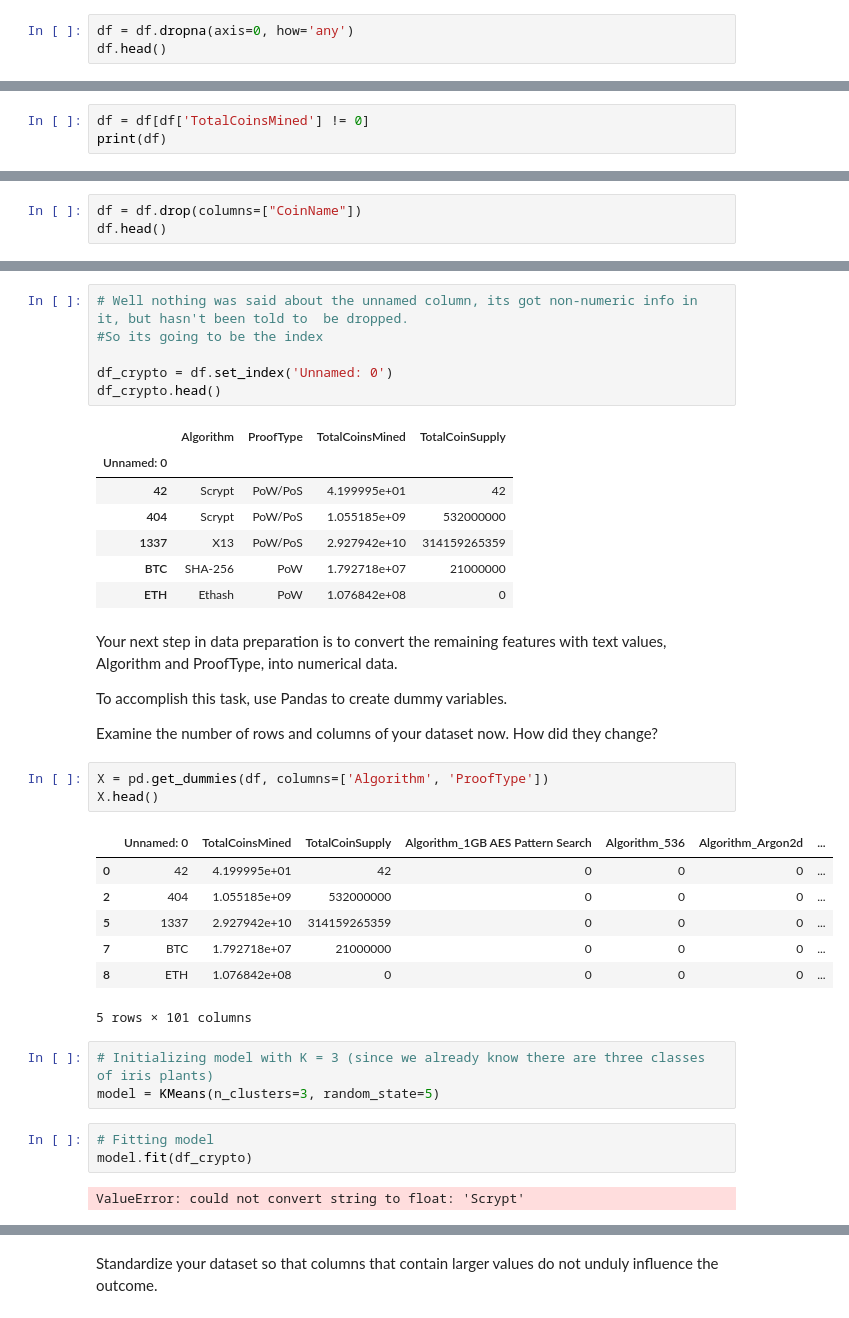
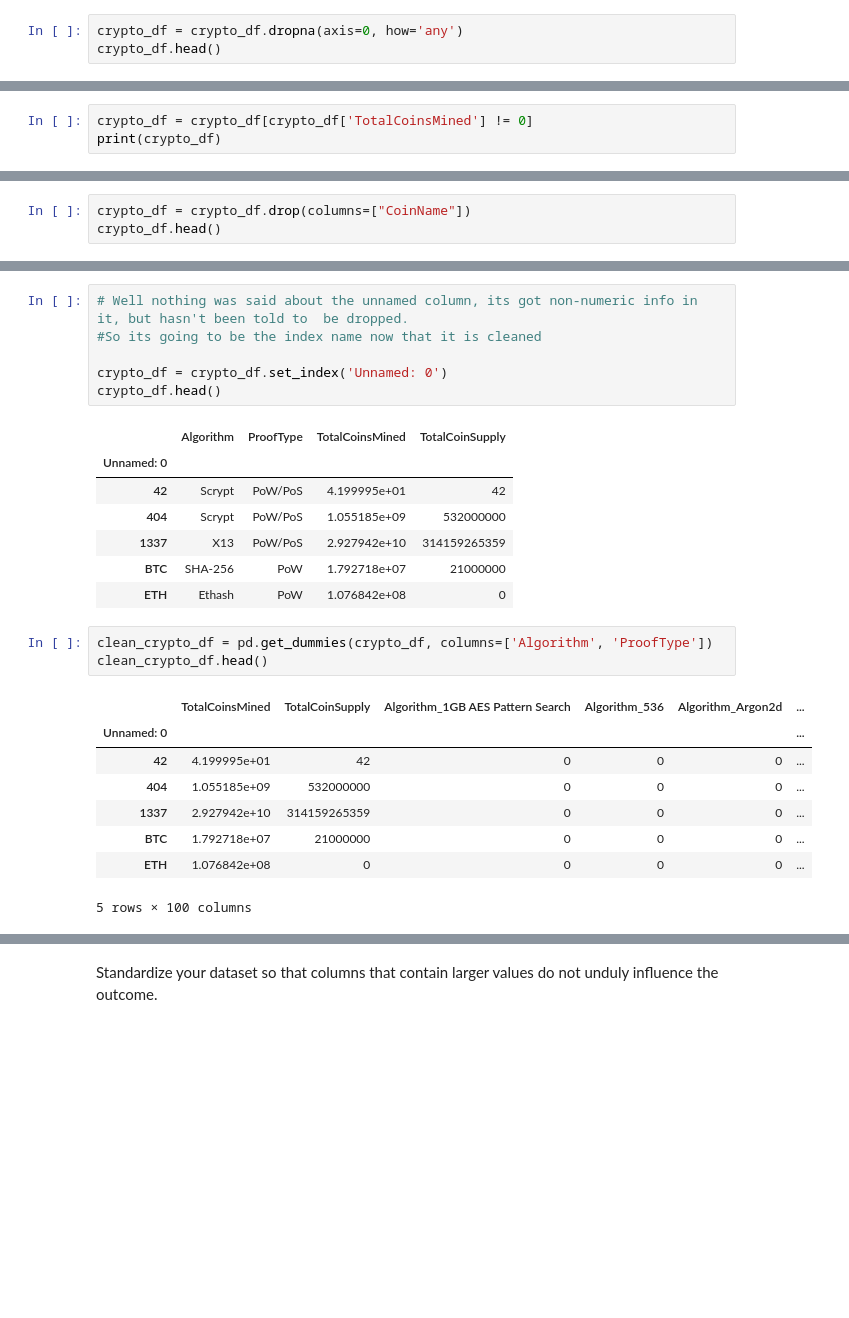
Before and after one commit to mdebone/cryptocurrency_clusters_challenge, a Jupyter notebook: cryptocurrency_clusters.wip.ipynb, the cells around one changed output, grey strips where cells are left out. Saved outputs shown, nothing was run; the diff lists cells and outputs as text; blank space fills up the shorter version.

```diff
--- a/cryptocurrency_clusters.wip.ipynb
+++ b/cryptocurrency_clusters.wip.ipynb
@@ -67,6 +67,6 @@ Column TotalCoinSupply has 0 null values.
 # %%
-df = df.dropna(axis=0, how='any')
-df.head()
+crypto_df = crypto_df.dropna(axis=0, how='any')
+crypto_df.head()
 # %% [output]
 |  | Unnamed: 0 | CoinName | Algorithm | ProofType | TotalCoinsMined | TotalCoinSupply |
 | 0 | 42 | 42 Coin | Scrypt | PoW/PoS | 4.199995e+01 | 42 |
@@ -89,8 +96,8 @@ Filter for cryptocurrencies that have been mined.
 
 That is, the total coins mined should be greater than zero.
 # %%
-df = df[df['TotalCoinsMined'] != 0]
-print(df)
+crypto_df = crypto_df[crypto_df['TotalCoinsMined'] != 0]
+print(crypto_df)
 # %% [output]
      Unnamed: 0     CoinName    Algorithm ProofType  TotalCoinsMined  \
 0            42      42 Coin       Scrypt   PoW/PoS     4.199995e+01
@@ -114,8 +121,8 @@ In order for your dataset to be comprehensible to a machine learning algorithm,
 
 Since the coin names do not contribute to the analysis of the data, delete the CoinName from the original dataframe.
 # %%
-df = df.drop(columns=["CoinName"])
-df.head()
+crypto_df = crypto_df.drop(columns=["CoinName"])
+crypto_df.head()
 # %% [output]
 |  | Unnamed: 0 | Algorithm | ProofType | TotalCoinsMined | TotalCoinSupply |
 | 0 | 42 | Scrypt | PoW/PoS | 4.199995e+01 | 42 |
@@ -125,10 +132,10 @@ df.head()
 | 8 | ETH | Ethash | PoW | 1.076842e+08 | 0 |
 # %%
 # Well nothing was said about the unnamed column, its got non-numeric info in it, but hasn't been told to  be dropped.
-#So its going to be the index
+#So its going to be the index name now that it is cleaned
 
-df_crypto = df.set_index('Unnamed: 0')
-df_crypto.head()
+crypto_df = crypto_df.set_index('Unnamed: 0')
+crypto_df.head()
 # %% [output]
 |  | Algorithm | ProofType | TotalCoinsMined | TotalCoinSupply |
 | Unnamed: 0 |  |  |  |  |
@@ -137,28 +144,15 @@ df_crypto.head()
 | 1337 | X13 | PoW/PoS | 2.927942e+10 | 314159265359 |
 | BTC | SHA-256 | PoW | 1.792718e+07 | 21000000 |
 | ETH | Ethash | PoW | 1.076842e+08 | 0 |
-# %% [markdown]
-Your next step in data preparation is to convert the remaining features with text values, Algorithm and ProofType, into numerical data.
-
-To accomplish this task, use Pandas to create dummy variables.
-
-Examine the number of rows and columns of your dataset now. How did they change?
 # %%
-X = pd.get_dummies(df, columns=['Algorithm', 'ProofType'])
-X.head()
+clean_crypto_df = pd.get_dummies(crypto_df, columns=['Algorithm', 'ProofType'])
+clean_crypto_df.head()
 # %% [output]
-|  | Unnamed: 0 | TotalCoinsMined | TotalCoinSupply | Algorithm_1GB AES Pattern Search | Algorithm_536 | Algorithm_Argon2d | ... |
-| 0 | 42 | 4.199995e+01 | 42 | 0 | 0 | 0 | ... |
-| 2 | 404 | 1.055185e+09 | 532000000 | 0 | 0 | 0 | ... |
-| 5 | 1337 | 2.927942e+10 | 314159265359 | 0 | 0 | 0 | ... |
-| 7 | BTC | 1.792718e+07 | 21000000 | 0 | 0 | 0 | ... |
-| 8 | ETH | 1.076842e+08 | 0 | 0 | 0 | 0 | ... |
+|  | TotalCoinsMined | TotalCoinSupply | Algorithm_1GB AES Pattern Search | Algorithm_536 | Algorithm_Argon2d | ... |
+| Unnamed: 0 |  |  |  |  |  | ... |
+| 42 | 4.199995e+01 | 42 | 0 | 0 | 0 | ... |
+| 404 | 1.055185e+09 | 532000000 | 0 | 0 | 0 | ... |
+| 1337 | 2.927942e+10 | 314159265359 | 0 | 0 | 0 | ... |
+| BTC | 1.792718e+07 | 21000000 | 0 | 0 | 0 | ... |
+| ETH | 1.076842e+08 | 0 | 0 | 0 | 0 | ... |
-5 rows × 101 columns
+5 rows × 100 columns
-# %%
-# Initializing model with K = 3 (since we already know there are three classes of iris plants)
-model = KMeans(n_clusters=3, random_state=5)
-# %%
-# Fitting model
-model.fit(df_crypto)
-# %% [output]
-ValueError: could not convert string to float: 'Scrypt'
```
Also changed, not shown: parts of 55 cells of this notebook, 1 other file.
